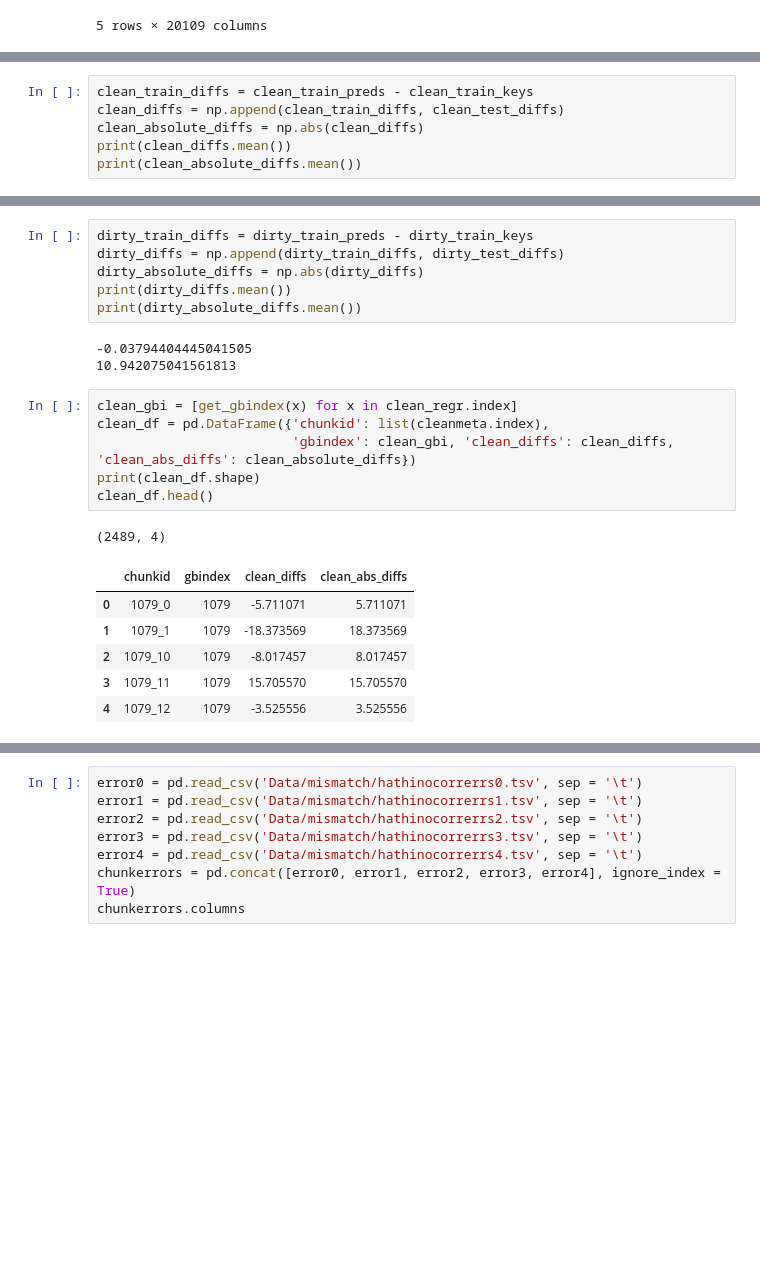
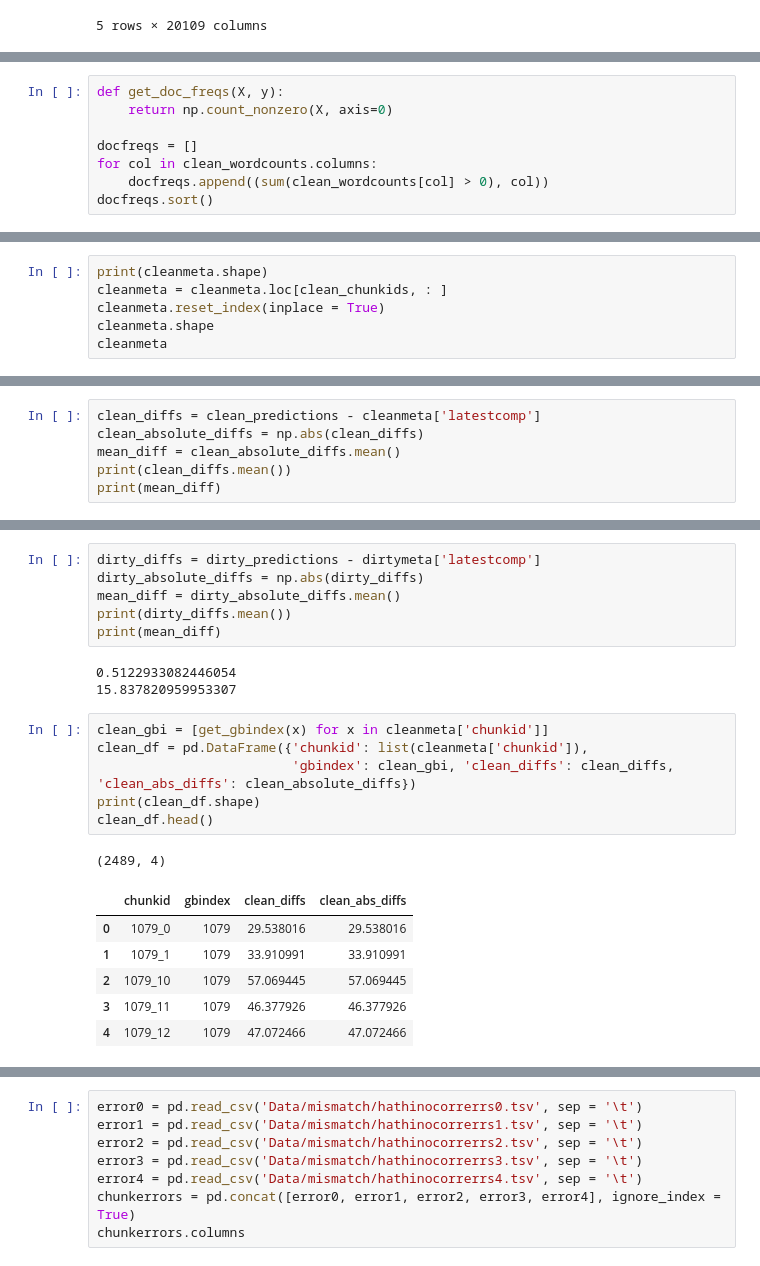
Before and after one commit to tedunderwood/nehuncertainty, a Jupyter notebook: analysis/NEH data - publication year.ipynb, the cells around one changed output, grey strips where cells are left out. Cells and saved outputs as stored; diff of their text form; blank space fills up the shorter version.

```diff
--- a/analysis/NEH data - publication year.ipynb
+++ b/analysis/NEH data - publication year.ipynb
@@ -220 +217,9 @@ Hathi testing set:  (653, 20109)
+# %%
+def get_doc_freqs(X, y):
+    return np.count_nonzero(X, axis=0)
+
+docfreqs = []
+for col in clean_wordcounts.columns:
+    docfreqs.append((sum(clean_wordcounts[col] > 0), col))
+docfreqs.sort()
 # %%
@@ -311,0 +423,6 @@ clean_test_absolute_diffs.mean()
+# %%
+print(cleanmeta.shape)
+cleanmeta = cleanmeta.loc[clean_chunkids, : ]
+cleanmeta.reset_index(inplace = True)
+cleanmeta.shape
+cleanmeta
@@ -311,0 +449,6 @@ clean_test_absolute_diffs.mean()
+# %%
+clean_diffs = clean_predictions - cleanmeta['latestcomp']
+clean_absolute_diffs = np.abs(clean_diffs)
+mean_diff = clean_absolute_diffs.mean()
+print(clean_diffs.mean())
+print(mean_diff)
@@ -404,6 +655,0 @@ dirty_test_absolute_diffs.mean()
-# %%
-clean_train_diffs = clean_train_preds - clean_train_keys
-clean_diffs = np.append(clean_train_diffs, clean_test_diffs)
-clean_absolute_diffs = np.abs(clean_diffs)
-print(clean_diffs.mean())
-print(clean_absolute_diffs.mean())
@@ -413,24 +682,24 @@ print(clean_absolute_diffs.mean())
 # %%
-dirty_train_diffs = dirty_train_preds - dirty_train_keys
-dirty_diffs = np.append(dirty_train_diffs, dirty_test_diffs)
+dirty_diffs = dirty_predictions - dirtymeta['latestcomp']
 dirty_absolute_diffs = np.abs(dirty_diffs)
+mean_diff = dirty_absolute_diffs.mean()
 print(dirty_diffs.mean())
-print(dirty_absolute_diffs.mean())
+print(mean_diff)
 # %% [output]
--0.03794404445041505
-10.942075041561813
+0.5122933082446054
+15.837820959953307
 # %%
-clean_gbi = [get_gbindex(x) for x in clean_regr.index]
-clean_df = pd.DataFrame({'chunkid': list(cleanmeta.index),
+clean_gbi = [get_gbindex(x) for x in cleanmeta['chunkid']]
+clean_df = pd.DataFrame({'chunkid': list(cleanmeta['chunkid']),
                          'gbindex': clean_gbi, 'clean_diffs': clean_diffs, 'clean_abs_diffs': clean_absolute_diffs})
 print(clean_df.shape)
 clean_df.head()
 # %% [output]
 (2489, 4)
 |  | chunkid | gbindex | clean_diffs | clean_abs_diffs |
-| 0 | 1079_0 | 1079 | -5.711071 | 5.711071 |
-| 1 | 1079_1 | 1079 | -18.373569 | 18.373569 |
-| 2 | 1079_10 | 1079 | -8.017457 | 8.017457 |
-| 3 | 1079_11 | 1079 | 15.705570 | 15.705570 |
-| 4 | 1079_12 | 1079 | -3.525556 | 3.525556 |
+| 0 | 1079_0 | 1079 | 29.538016 | 29.538016 |
+| 1 | 1079_1 | 1079 | 33.910991 | 33.910991 |
+| 2 | 1079_10 | 1079 | 57.069445 | 57.069445 |
+| 3 | 1079_11 | 1079 | 46.377926 | 46.377926 |
+| 4 | 1079_12 | 1079 | 47.072466 | 47.072466 |
 # %%
```
Also changed, not shown: parts of 34 cells of this notebook.
